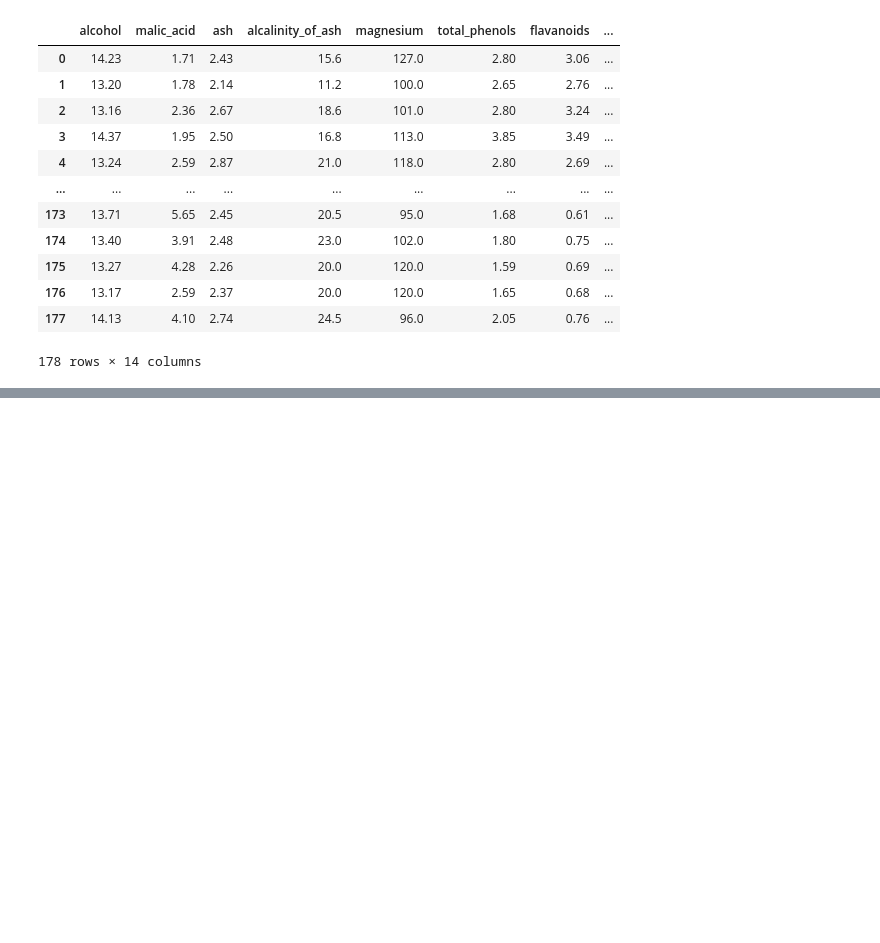
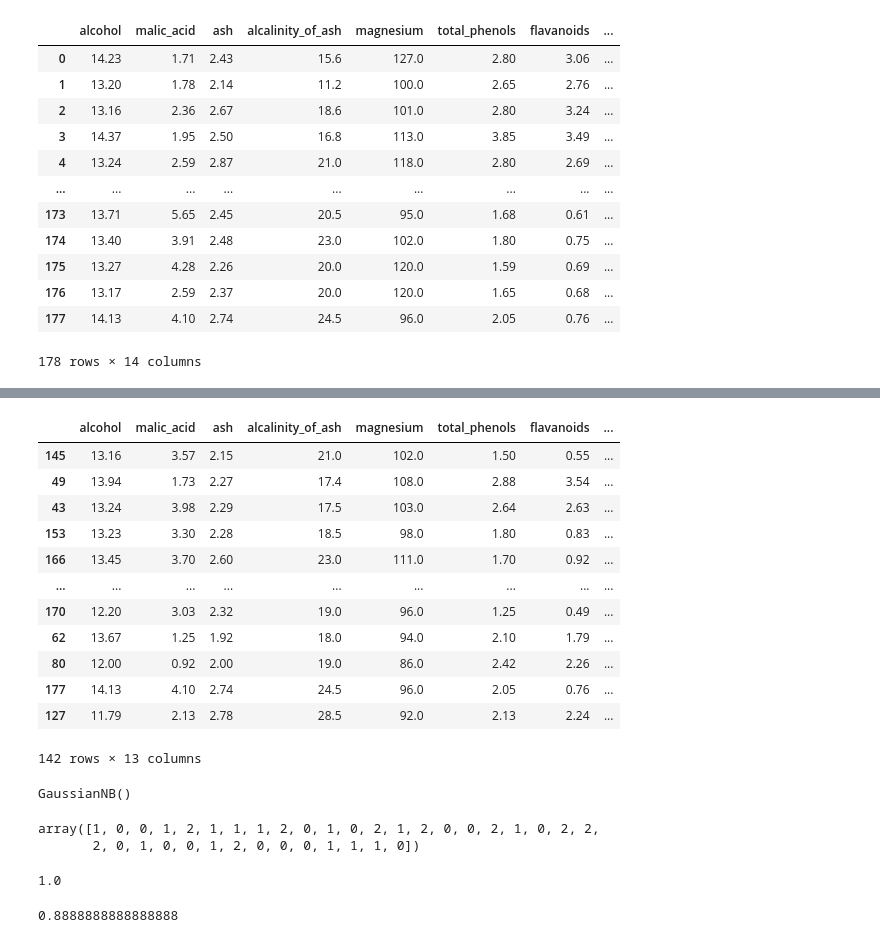
Before and after one commit to MinavKaria/Machine-Learning-Algorithm-Code-and-Notes, a Jupyter notebook: Preprocessing/NaiveBayesPrac.ipynb, the cells around one changed output, grey strips where cells are left out. Drawn from its saved outputs; the diff is of its cells as text; code cells hidden in the pictures; blank space fills up the shorter version.

Commit message:
feat: Practice NaiveBayes Algorithm

```diff
--- a/Preprocessing/NaiveBayesPrac.ipynb
+++ b/Preprocessing/NaiveBayesPrac.ipynb
@@ -56,3 +56,7 @@ df
 | 176 | 13.17 | 2.59 | 2.37 | 20.0 | 120.0 | 1.65 | 0.68 | ... |
 | 177 | 14.13 | 4.10 | 2.74 | 24.5 | 96.0 | 2.05 | 0.76 | ... |
 178 rows × 14 columns
+# %%
+target=df['target']
+df=df.drop('target',axis=1)
+df
@@ -58,0 +77,40 @@ df
+# %%
+from sklearn.model_selection import train_test_split
+X_train,X_test,y_train,y_test=train_test_split(df,target,test_size=0.2)
+X_train
+# %% [output]
+|  | alcohol | malic_acid | ash | alcalinity_of_ash | magnesium | total_phenols | flavanoids | ... |
+| 145 | 13.16 | 3.57 | 2.15 | 21.0 | 102.0 | 1.50 | 0.55 | ... |
+| 49 | 13.94 | 1.73 | 2.27 | 17.4 | 108.0 | 2.88 | 3.54 | ... |
+| 43 | 13.24 | 3.98 | 2.29 | 17.5 | 103.0 | 2.64 | 2.63 | ... |
+| 153 | 13.23 | 3.30 | 2.28 | 18.5 | 98.0 | 1.80 | 0.83 | ... |
+| 166 | 13.45 | 3.70 | 2.60 | 23.0 | 111.0 | 1.70 | 0.92 | ... |
+| ... | ... | ... | ... | ... | ... | ... | ... | ... |
+| 170 | 12.20 | 3.03 | 2.32 | 19.0 | 96.0 | 1.25 | 0.49 | ... |
+| 62 | 13.67 | 1.25 | 1.92 | 18.0 | 94.0 | 2.10 | 1.79 | ... |
+| 80 | 12.00 | 0.92 | 2.00 | 19.0 | 86.0 | 2.42 | 2.26 | ... |
+| 177 | 14.13 | 4.10 | 2.74 | 24.5 | 96.0 | 2.05 | 0.76 | ... |
+| 127 | 11.79 | 2.13 | 2.78 | 28.5 | 92.0 | 2.13 | 2.24 | ... |
+142 rows × 13 columns
+# %%
+from sklearn.naive_bayes import GaussianNB,MultinomialNB
+model=GaussianNB()
+model.fit(X_train,y_train)
+# %% [output]
+GaussianNB()
+# %%
+model.predict(X_test)
+# %% [output]
+array([1, 0, 0, 1, 2, 1, 1, 1, 2, 0, 1, 0, 2, 1, 2, 0, 0, 2, 1, 0, 2, 2,
+       2, 0, 1, 0, 0, 1, 2, 0, 0, 0, 1, 1, 1, 0])
+# %%
+model.score(X_test,y_test)
+# %% [output]
+1.0
+# %%
+model2=MultinomialNB()
+model2.fit(X_train,y_train)
+model2.predict(X_test)
+model2.score(X_test,y_test)
+# %% [output]
+0.8888888888888888
```
Also changed, not shown: parts of 2 cells of this notebook.
